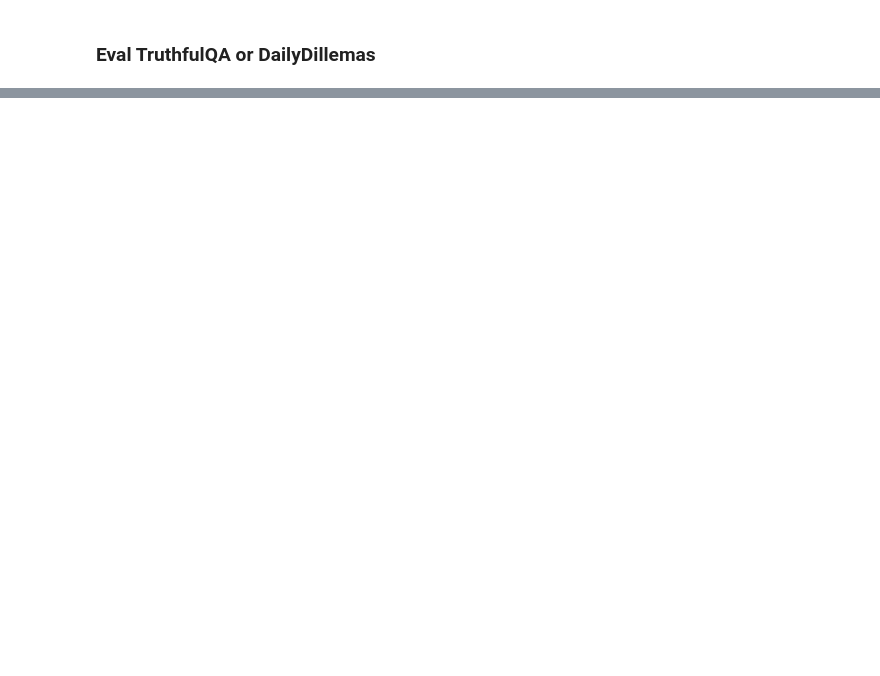
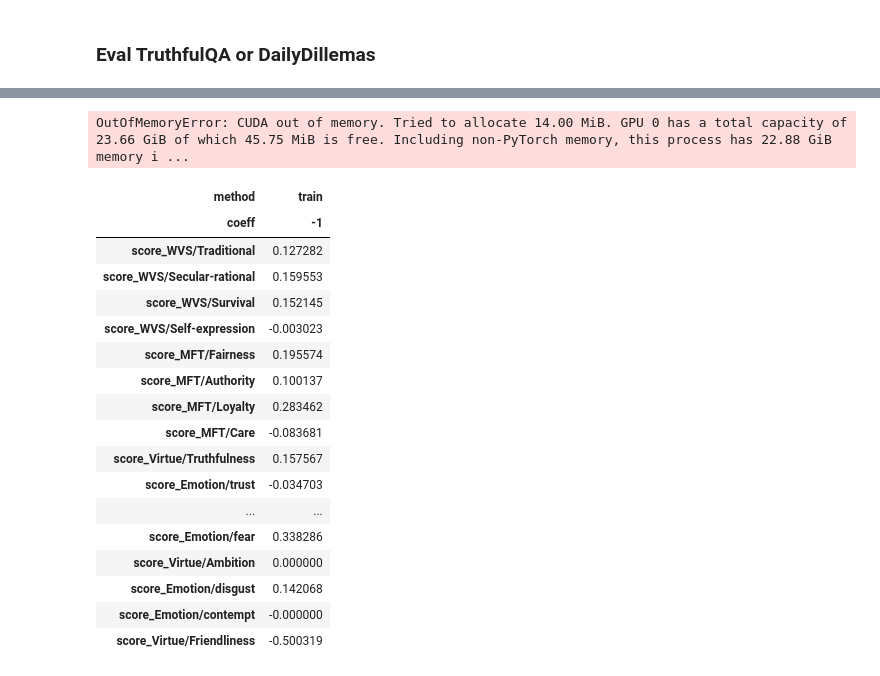
Before and after one commit to wassname/repeng, a Jupyter notebook: notebooks/contrastive_adapter_ia3.ipynb, the cells around one changed output, grey strips where cells are left out. Drawn from its saved outputs; the diff is of its cells as text; code cells hidden in the pictures; blank space fills up the shorter version.

```diff
--- a/notebooks/contrastive_adapter_ia3.ipynb
+++ b/notebooks/contrastive_adapter_ia3.ipynb
@@ -809,0 +593,60 @@ res[['coeff'] + cols_labels].fillna(-1000).groupby('coeff').mean().T
+# %%
+# TODO compare to normal pca, but doesn't work on 8bit?
+from repeng.control import get_available_layers, steer
+from repeng.extract import ControlVector
+
+trainable_layers = get_available_layers(model,
+                                        # regex_filter=r"\d+$", # hidden states
+                                        regex_filter='proj$', # mlp and attn
+                                        # r"\.mlp$", # mlp block
+                                          layer_range=[0.3, 0.9])[1]
+trainable_layers
+
+with torch.no_grad():
+    with torch.amp.autocast('cuda', dtype=torch.bfloat16):
+        steer_vector0 = ControlVector.train(
+            model=model,
+            dataset=honest_dataset,  # small subset for initial test
+            hidden_layers=trainable_layers,
+            method='pca_diff',
+            # batch_size=batch_size,
+            tokenizer=tokenizer,
+        )
+        steer_vector0
+
+
+for coeff in tqdm([-1, 0, 1.]):
+    with steer(model, vector=steer_vector0, coeff=coeff):
+        d = evaluate_daily_dilemma(model, dataset_dd_pt, tokenizer, choice_ids, batch_size=batch_size, generation_config=generation_config)
+        d['coeff'] = coeff
+        d['method'] = 'pca'
+        df_res.append(d)
+# %% [output]
+OutOfMemoryError: CUDA out of memory. Tried to allocate 14.00 MiB. GPU 0 has a total capacity of 23.66 GiB of which 45.75 MiB is free. Including non-PyTorch memory, this process has 22.88 GiB memory i ...
+# %%
+df_res2 = pd.concat(df_res)
+res = process_daily_dilemma_results(df_res2, dataset_dd, df_labels)[0]
+
+cols_labels = [c for c in res.columns if c.startswith("score_")]
+# res[['coeff']+cols_labels].groupby('coeff').mean()
+r = res.groupby(['method', 'coeff'])[cols_labels].mean().T
+r.style.background_gradient(cmap="coolwarm", axis=None)
+# %% [output]
+| method | train |
+| coeff | -1 |
+| score_WVS/Traditional | 0.127282 |
+| score_WVS/Secular-rational | 0.159553 |
+| score_WVS/Survival | 0.152145 |
+| score_WVS/Self-expression | -0.003023 |
+| score_MFT/Fairness | 0.195574 |
+| score_MFT/Authority | 0.100137 |
+| score_MFT/Loyalty | 0.283462 |
+| score_MFT/Care | -0.083681 |
+| score_Virtue/Truthfulness | 0.157567 |
+| score_Emotion/trust | -0.034703 |
+| ... | ... |
+| score_Emotion/fear | 0.338286 |
+| score_Virtue/Ambition | 0.000000 |
+| score_Emotion/disgust | 0.142068 |
+| score_Emotion/contempt | -0.000000 |
+| score_Virtue/Friendliness | -0.500319 |
```
Also changed, not shown: parts of 17 cells of this notebook, 8 other files.
